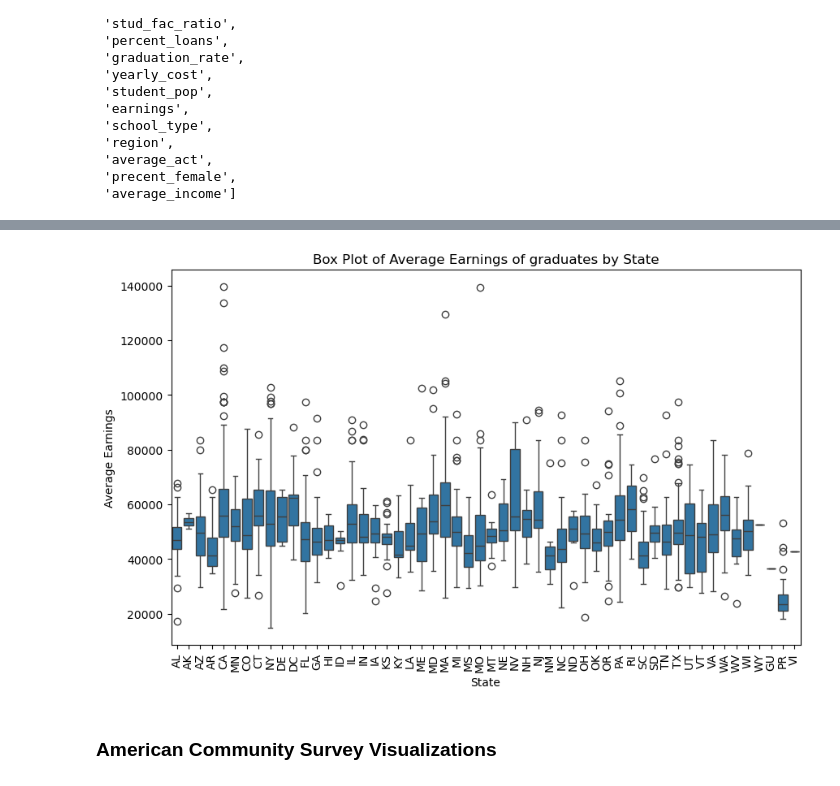
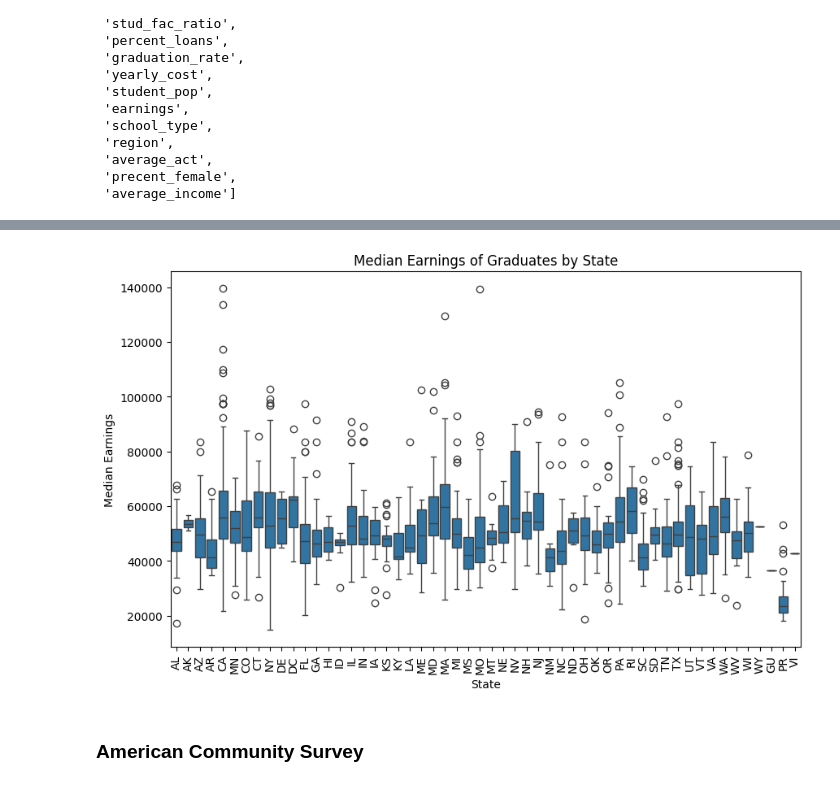
Before and after one commit to rachel1234561/ds2002project, a Jupyter notebook: analysis_viz.ipynb, the cells around one changed output, grey strips where cells are left out. Drawn from its saved outputs; the diff is of its cells as text; code cells hidden in the pictures.

```diff
--- a/analysis_viz.ipynb
+++ b/analysis_viz.ipynb
@@ -91,16 +74,16 @@ plt.show()
 # %%
-# Create a box plot showing average earnings by state
+# Create a box plot to compare median earnings by state
 plt.figure(figsize=(10, 6))
 sns.boxplot(x='state', y='earnings', data=data)
-plt.title('Box Plot of Average Earnings of graduates by State')
+plt.title('Median Earnings of Graduates by State')
 plt.xlabel('State')
-plt.ylabel('Average Earnings')
+plt.ylabel('Median Earnings')
 plt.xticks(rotation=90)  # Rotate x-axis labels for better readability
 plt.show()
 # %% [output]
-[figure, old version]
+[figure, new version]
 # %% [markdown]
-### **American Community Survey Visualizations**
+### **American Community Survey**
 # %%
 earnings_edu = pd.read_csv("state_earnings.csv")
 earnings_edu.set_index('State', inplace=True)
```
Also changed, not shown: parts of 13 cells of this notebook.
